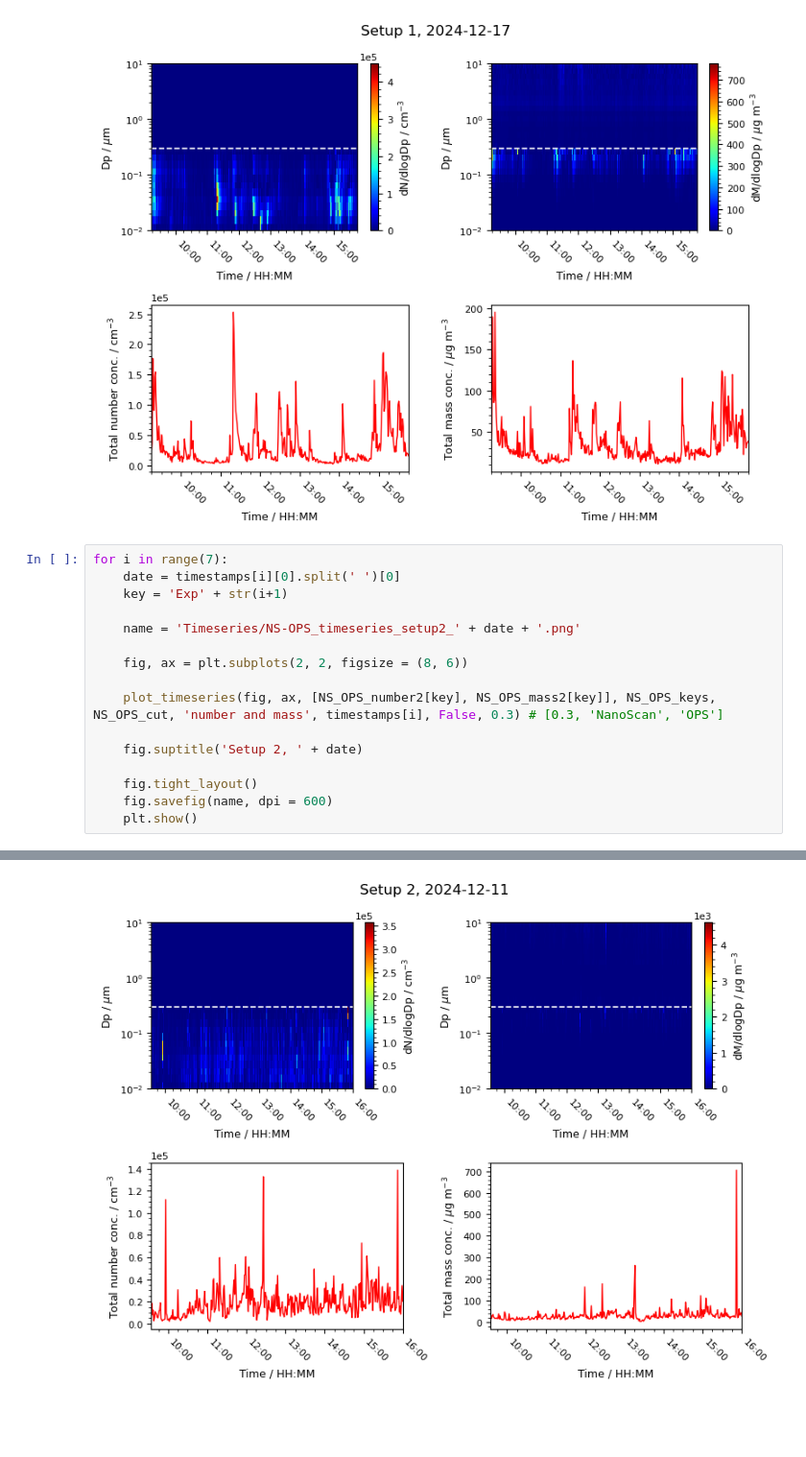
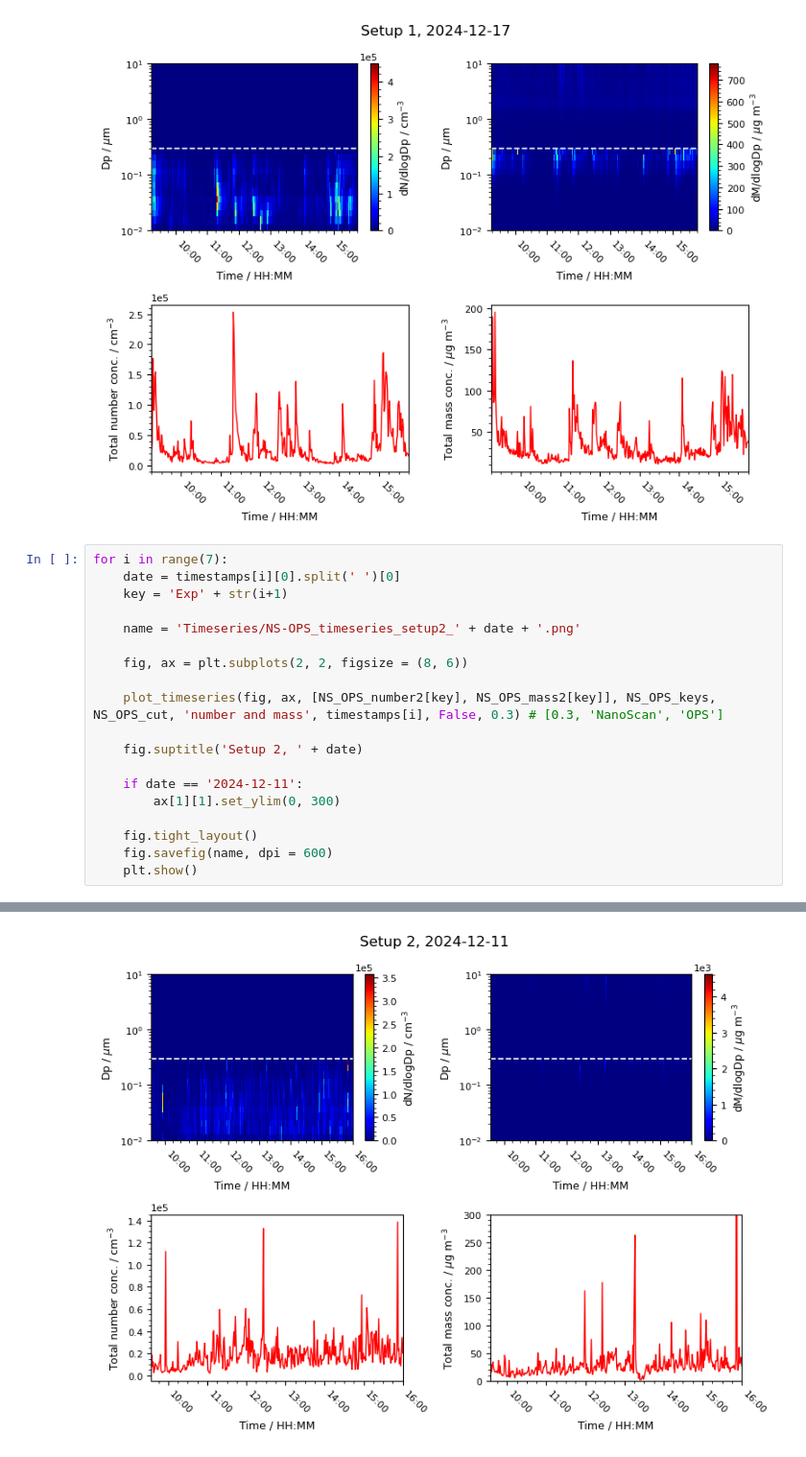
Before and after one commit to Normann25/Master-thesis, a Jupyter notebook: DSB_measurements/Combined.ipynb, the cells around one changed output, grey strips where cells are left out. Shown at 96% size. Drawn from its saved outputs; the diff is of its cells as text; blank space fills up the shorter version.

```diff
--- a/DSB_measurements/Combined.ipynb
+++ b/DSB_measurements/Combined.ipynb
@@ -272,23 +272,26 @@ for i in range(7):
 # %%
 for i in range(7):
     date = timestamps[i][0].split(' ')[0]
     key = 'Exp' + str(i+1)
 
     name = 'Timeseries/NS-OPS_timeseries_setup2_' + date + '.png'
 
     fig, ax = plt.subplots(2, 2, figsize = (8, 6))
 
     plot_timeseries(fig, ax, [NS_OPS_number2[key], NS_OPS_mass2[key]], NS_OPS_keys, NS_OPS_cut, 'number and mass', timestamps[i], False, 0.3) # [0.3, 'NanoScan', 'OPS']
 
     fig.suptitle('Setup 2, ' + date)
 
+    if date == '2024-12-11':
+        ax[1][1].set_ylim(0, 300)
+
     fig.tight_layout()
     fig.savefig(name, dpi = 600)
     plt.show()
 # %% [output]
 [figure]
 [figure]
-[figure, old version]
+[figure, new version]
 [figure]
 [figure]
 [figure]
```
Also changed, not shown: 3 other files.
